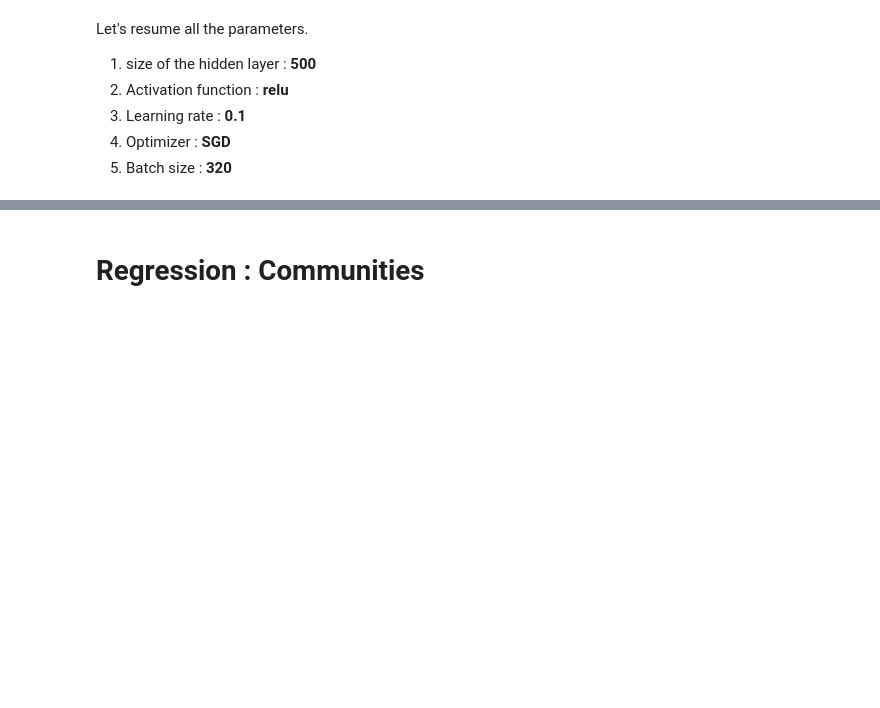
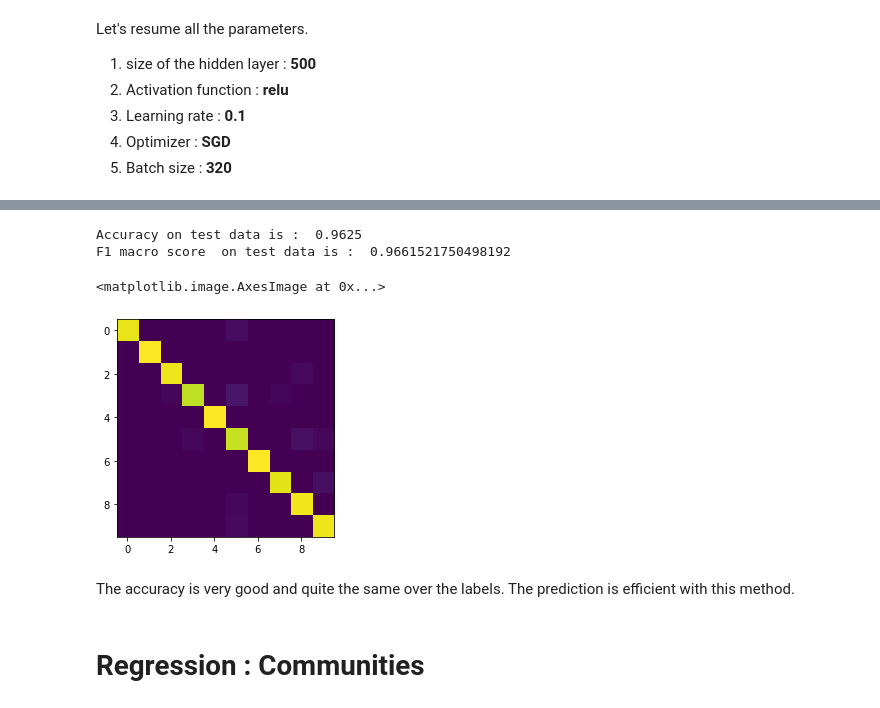
Before and after one commit to geoffmt/SDTSIA-210, a Jupyter notebook: Projet.ipynb, the cells around one changed output, grey strips where cells are left out. Saved outputs shown, nothing was run; the diff lists cells and outputs as text; code cells hidden in the pictures; blank space fills up the shorter version.

```diff
--- a/Projet.ipynb
+++ b/Projet.ipynb
@@ -1298,3 +1303,20 @@ plt.plot(history.history['val_loss'], label='testing_accuracy')
+# %%
+y_pred = model.predict(X_test)
+acc = accuracy_score(y_test.argmax(axis=1), y_pred.argmax(axis=1))
+f1 = f1_score(y_test.argmax(axis=1), y_pred.argmax(axis=1),average='macro')
+
+print("Accuracy on test data is : ", acc)
+print("F1 macro score  on test data is : ", f1)
+
+conf_mat = confusion_matrix(y_test.argmax(axis=1), y_pred.argmax(axis=1), normalize='true')
+plt.imshow(conf_mat)
+# %% [output]
+Accuracy on test data is :  0.9625
+F1 macro score  on test data is :  0.9661521750498192
+<matplotlib.image.AxesImage at 0x...>
+[figure, added]
+# %% [markdown]
+The accuracy is very good and quite the same over the labels. The prediction is efficient with this method.
 # %% [markdown]
 # Regression : Communities
 # %% [markdown]
```
Also changed, not shown: parts of 1 cell of this notebook.
